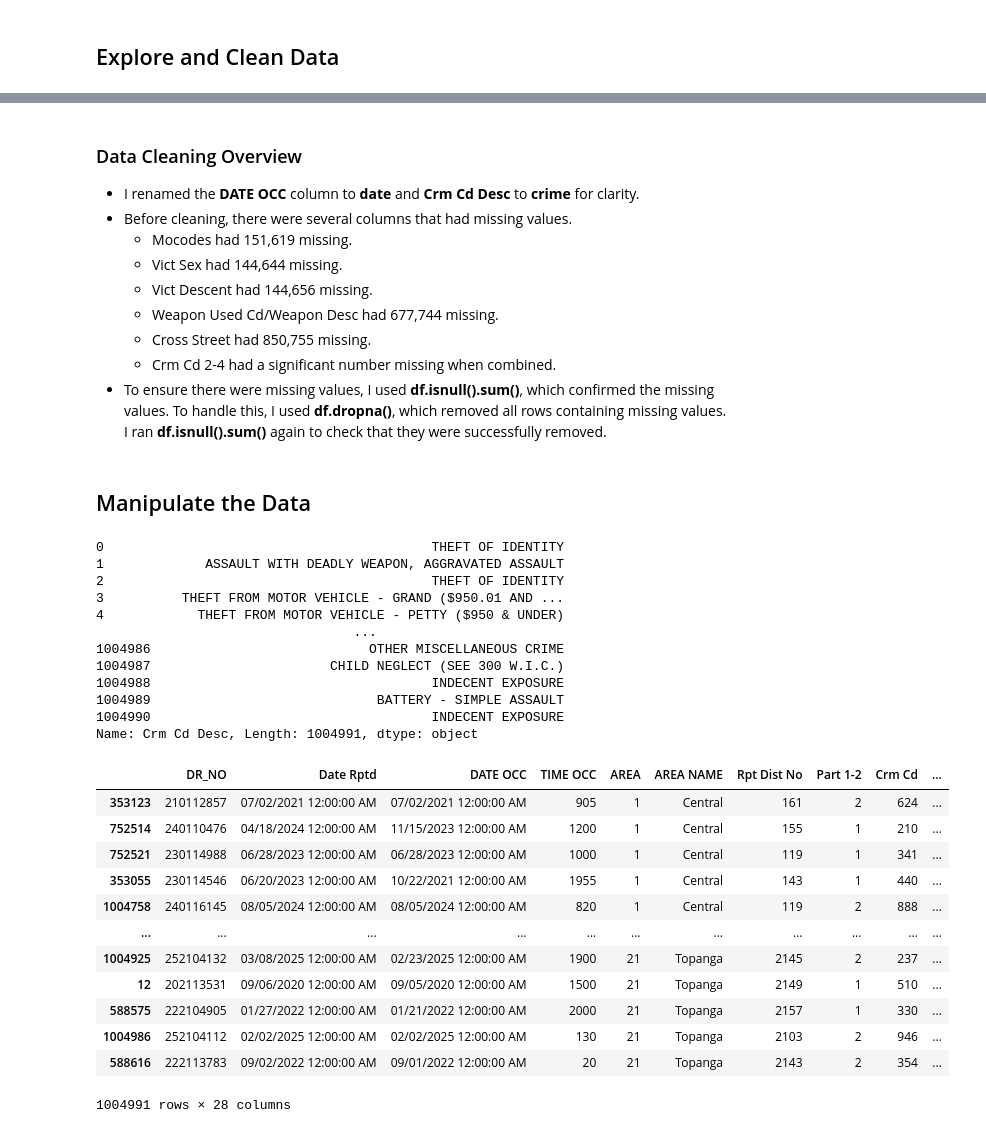
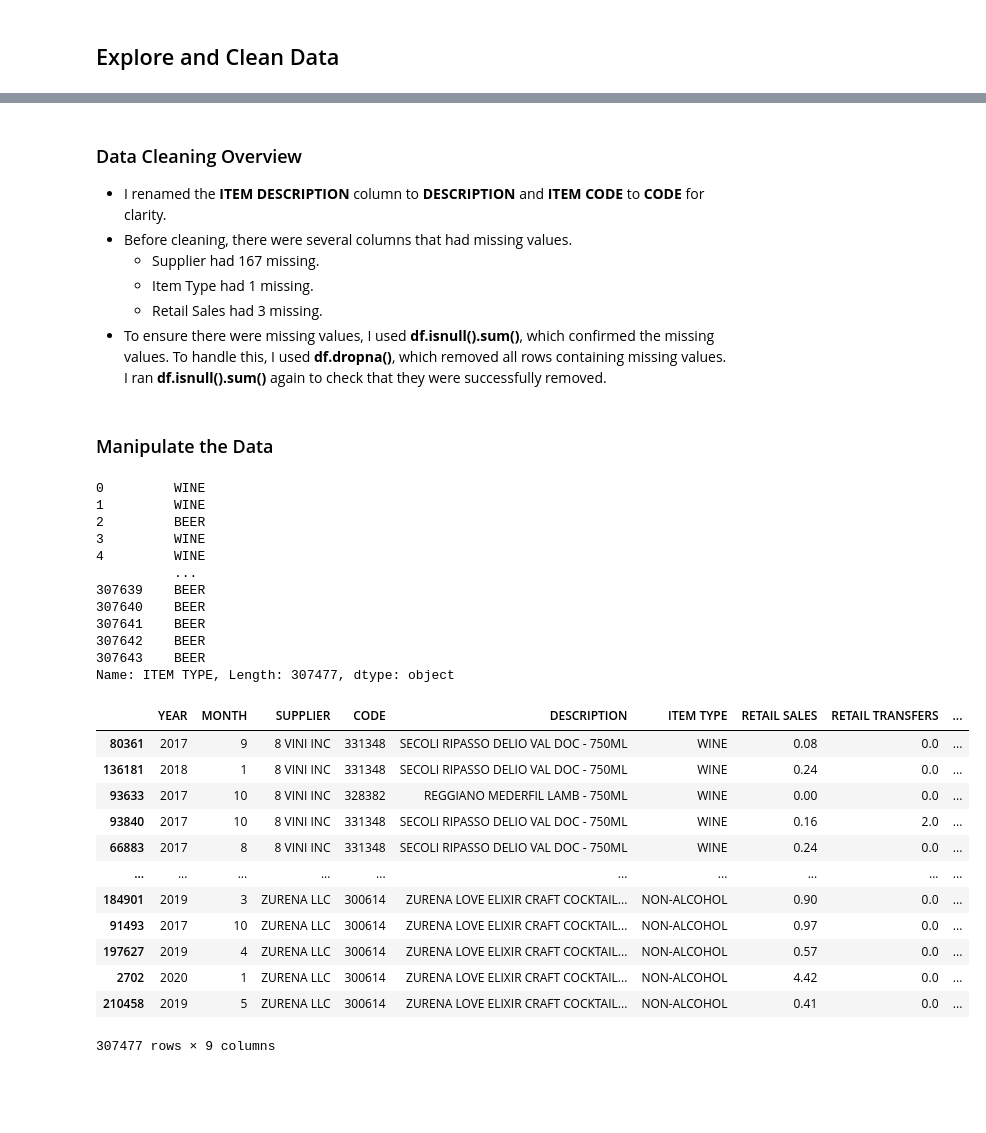
Before and after one commit to mjansen028/IA-340, a Jupyter notebook: lab2.ipynb, the cells around one changed output, grey strips where cells are left out. Drawn from its saved outputs; the diff is of its cells as text; code cells hidden in the pictures; blank space fills up the shorter version.

```diff
--- a/lab2.ipynb
+++ b/lab2.ipynb
@@ -6,6 +6,6 @@ warnings.simplefilter('ignore')
 
 import pandas as pd
 
-df = pd.read_csv('s3://ia340-2025-fall-1128/Crime_Data_from_2020_to_Present.csv') # load the data from s3
+df = pd.read_csv('s3://ia340-2025-fall-1128/Warehouse_and_Retail_Sales.csv') # load the data from s3
 df.head() # shows the top 5 rows
 # %% [output]
@@ -100,3 +94,0 @@ memory usage: 214.7+ MB
-# %%
-df = df.rename(columns={"DATE OCC": "date", "Crm Cd Desc": "crime"})
-df.head()
@@ -110,0 +95,3 @@ df.head()
+# %%
+df = df.rename(columns={"ITEM DESCRIPTION": "DESCRIPTION", "ITEM CODE": "CODE"}) # renames the two columns
+df.head() # shows the top 5 to show they were renamed
@@ -152,48 +132,45 @@ dtype: int64
 # %% [markdown]
 ### Data Cleaning Overview
 
-- I renamed the **DATE OCC** column to **date** and **Crm Cd Desc** to **crime** for clarity.
+- I renamed the **ITEM DESCRIPTION** column to **DESCRIPTION** and **ITEM CODE** to **CODE** for clarity.
 - Before cleaning, there were several columns that had missing values.
-    - Mocodes had 151,619 missing.
-    - Vict Sex had 144,644 missing.
-    - Vict Descent had 144,656 missing.
-    - Weapon Used Cd/Weapon Desc had 677,744 missing.
-    - Cross Street had 850,755 missing.
-    - Crm Cd 2-4 had a significant number missing when combined.
+    - Supplier had 167 missing.
+    - Item Type had 1 missing.
+    - Retail Sales had 3 missing.
 - To ensure there were missing values, I used **df.isnull().sum()**, which confirmed the missing values. To handle this, I used **df.dropna()**, which removed all rows containing missing values. I ran **df.isnull().sum()** again to check that they were successfully removed.
 # %% [markdown]
-## Manipulate the Data
+### Manipulate the Data
 # %%
-df['crime'] # selects a column
+df['ITEM TYPE'] # selects a column
 # %% [output]
-0                                          THEFT OF IDENTITY
-1             ASSAULT WITH DEADLY WEAPON, AGGRAVATED ASSAULT
-2                                          THEFT OF IDENTITY
-3          THEFT FROM MOTOR VEHICLE - GRAND ($950.01 AND ...
-4            THEFT FROM MOTOR VEHICLE - PETTY ($950 & UNDER)
-                                 ...
-1004986                            OTHER MISCELLANEOUS CRIME
-1004987                       CHILD NEGLECT (SEE 300 W.I.C.)
-1004988                                    INDECENT EXPOSURE
-1004989                             BATTERY - SIMPLE ASSAULT
-1004990                                    INDECENT EXPOSURE
-Name: Crm Cd Desc, Length: 1004991, dtype: object
+0         WINE
+1         WINE
+2         BEER
+3         WINE
+4         WINE
+          ...
+307639    BEER
+307640    BEER
+307641    BEER
+307642    BEER
+307643    BEER
+Name: ITEM TYPE, Length: 307477, dtype: object
 # %%
-df.sort_values(by='AREA') # sort data by column (area)
+df.sort_values(by='SUPPLIER') # sort data by column (supplier)
 # %% [output]
-|  | DR_NO | Date Rptd | DATE OCC | TIME OCC | AREA | AREA NAME | Rpt Dist No | Part 1-2 | Crm Cd | ... |
-| 353123 | 210112857 | 07/02/2021 12:00:00 AM | 07/02/2021 12:00:00 AM | 905 | 1 | Central | 161 | 2 | 624 | ... |
-| 752514 | 240110476 | 04/18/2024 12:00:00 AM | 11/15/2023 12:00:00 AM | 1200 | 1 | Central | 155 | 1 | 210 | ... |
-| 752521 | 230114988 | 06/28/2023 12:00:00 AM | 06/28/2023 12:00:00 AM | 1000 | 1 | Central | 119 | 1 | 341 | ... |
-| 353055 | 230114546 | 06/20/2023 12:00:00 AM | 10/22/2021 12:00:00 AM | 1955 | 1 | Central | 143 | 1 | 440 | ... |
-| 1004758 | 240116145 | 08/05/2024 12:00:00 AM | 08/05/2024 12:00:00 AM | 820 | 1 | Central | 119 | 2 | 888 | ... |
-| ... | ... | ... | ... | ... | ... | ... | ... | ... | ... | ... |
-| 1004925 | 252104132 | 03/08/2025 12:00:00 AM | 02/23/2025 12:00:00 AM | 1900 | 21 | Topanga | 2145 | 2 | 237 | ... |
-| 12 | 202113531 | 09/06/2020 12:00:00 AM | 09/05/2020 12:00:00 AM | 1500 | 21 | Topanga | 2149 | 1 | 510 | ... |
-| 588575 | 222104905 | 01/27/2022 12:00:00 AM | 01/21/2022 12:00:00 AM | 2000 | 21 | Topanga | 2157 | 1 | 330 | ... |
-| 1004986 | 252104112 | 02/02/2025 12:00:00 AM | 02/02/2025 12:00:00 AM | 130 | 21 | Topanga | 2103 | 2 | 946 | ... |
-| 588616 | 222113783 | 09/02/2022 12:00:00 AM | 09/01/2022 12:00:00 AM | 20 | 21 | Topanga | 2143 | 2 | 354 | ... |
+|  | YEAR | MONTH | SUPPLIER | CODE | DESCRIPTION | ITEM TYPE | RETAIL SALES | RETAIL TRANSFERS | ... |
+| 80361 | 2017 | 9 | 8 VINI INC | 331348 | SECOLI RIPASSO DELIO VAL DOC - 750ML | WINE | 0.08 | 0.0 | ... |
+| 136181 | 2018 | 1 | 8 VINI INC | 331348 | SECOLI RIPASSO DELIO VAL DOC - 750ML | WINE | 0.24 | 0.0 | ... |
+| 93633 | 2017 | 10 | 8 VINI INC | 328382 | REGGIANO MEDERFIL LAMB - 750ML | WINE | 0.00 | 0.0 | ... |
+| 93840 | 2017 | 10 | 8 VINI INC | 331348 | SECOLI RIPASSO DELIO VAL DOC - 750ML | WINE | 0.16 | 2.0 | ... |
+| 66883 | 2017 | 8 | 8 VINI INC | 331348 | SECOLI RIPASSO DELIO VAL DOC - 750ML | WINE | 0.24 | 0.0 | ... |
+| ... | ... | ... | ... | ... | ... | ... | ... | ... | ... |
+| 184901 | 2019 | 3 | ZURENA LLC | 300614 | ZURENA LOVE ELIXIR CRAFT COCKTAIL... | NON-ALCOHOL | 0.90 | 0.0 | ... |
+| 91493 | 2017 | 10 | ZURENA LLC | 300614 | ZURENA LOVE ELIXIR CRAFT COCKTAIL... | NON-ALCOHOL | 0.97 | 0.0 | ... |
+| 197627 | 2019 | 4 | ZURENA LLC | 300614 | ZURENA LOVE ELIXIR CRAFT COCKTAIL... | NON-ALCOHOL | 0.57 | 0.0 | ... |
+| 2702 | 2020 | 1 | ZURENA LLC | 300614 | ZURENA LOVE ELIXIR CRAFT COCKTAIL... | NON-ALCOHOL | 4.42 | 0.0 | ... |
+| 210458 | 2019 | 5 | ZURENA LLC | 300614 | ZURENA LOVE ELIXIR CRAFT COCKTAIL... | NON-ALCOHOL | 0.41 | 0.0 | ... |
-1004991 rows × 28 columns
+307477 rows × 9 columns
 # %%
 df[5:11] #slice rows 5-10
 # %% [output]
```
Also changed, not shown: parts of 27 cells of this notebook.
